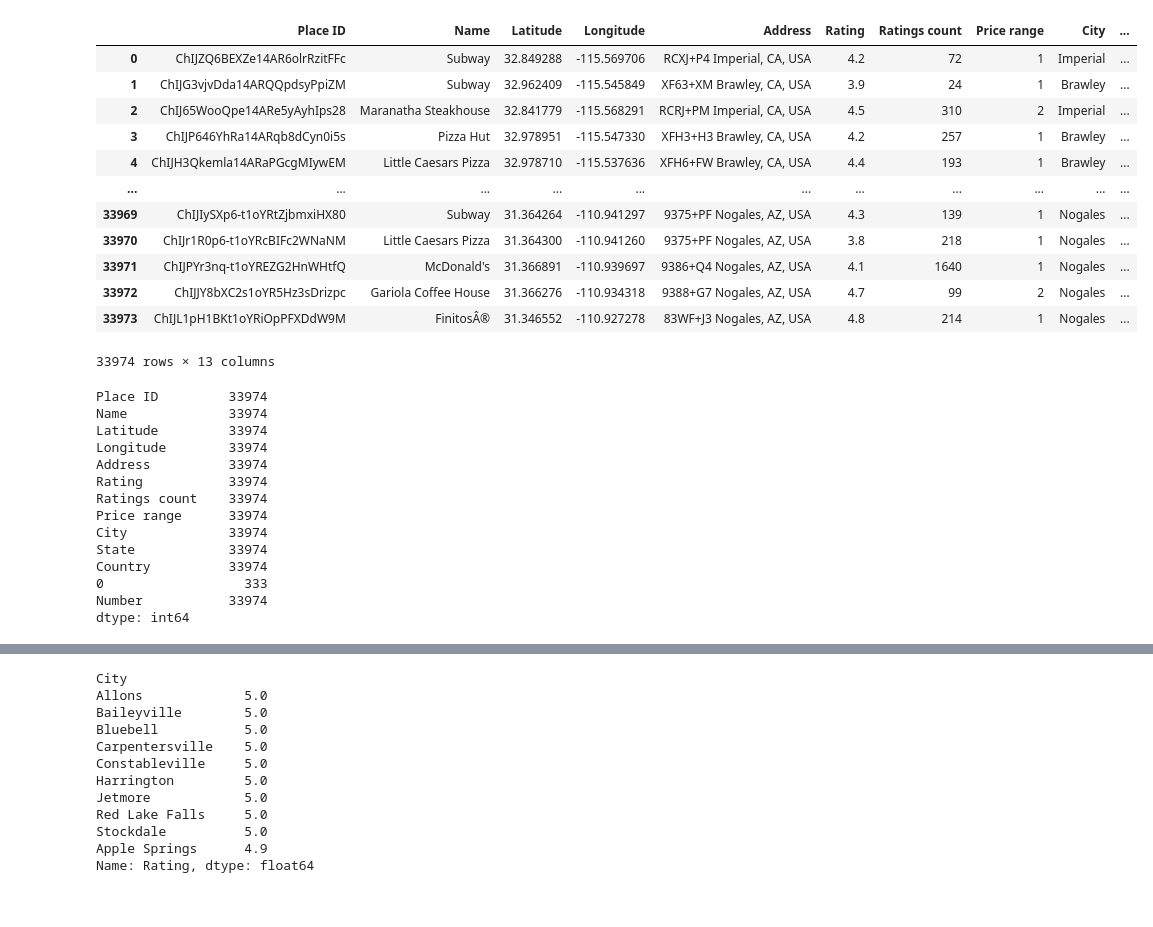
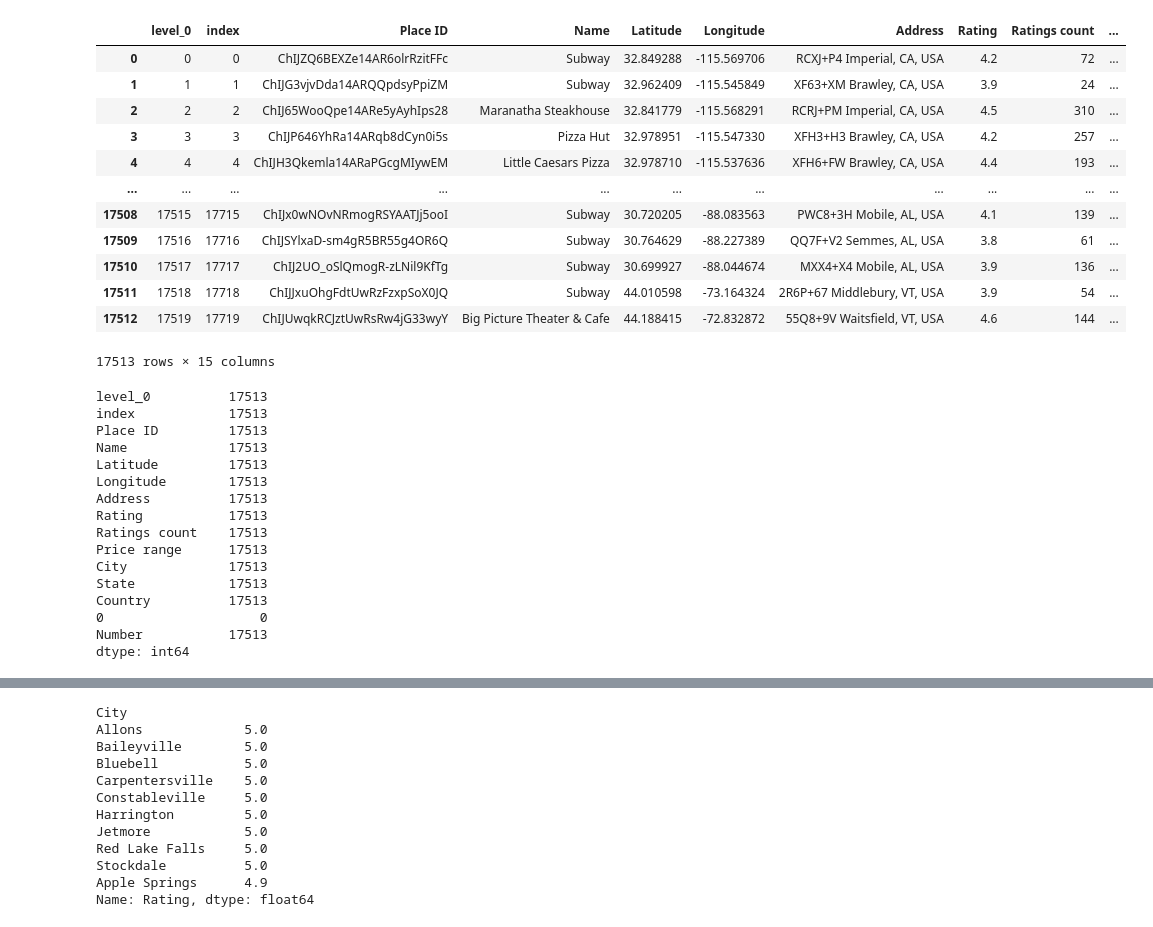
Before and after one commit to YGroza83/Restaurant_Ratings_over_Map, a Jupyter notebook: Kurt_Final.ipynb, the cells around one changed output, grey strips where cells are left out. Saved outputs shown, nothing was run; the diff lists cells and outputs as text; code cells hidden in the pictures.

```diff
--- a/Kurt_Final.ipynb
+++ b/Kurt_Final.ipynb
@@ -8,39 +11,44 @@ import numpy as np
 # %%
 # Read the final restaurant data
 # Split the "Address" column into "City", "State" and "Country"
 data_df = pd.read_csv('Resources/LargeSample.csv')
+data_df.drop_duplicates(keep='first', inplace=True, ignore_index=True)
 data_df[["City",'State','Country','0']] = data_df['Address'].str.split(',',expand=True)
 data_df[["Number",'City']] = data_df['City'].str.split(' ',expand=True, n=1)
+data_df = data_df[data_df['State'].str.len() < 4].reset_index()
+data_df = data_df[data_df['Ratings count'] < 15000].reset_index()
 data_df
 # %% [output]
-|  | Place ID | Name | Latitude | Longitude | Address | Rating | Ratings count | Price range | City | ... |
-| 0 | ChIJZQ6BEXZe14AR6olrRzitFFc | Subway | 32.849288 | -115.569706 | RCXJ+P4 Imperial, CA, USA | 4.2 | 72 | 1 | Imperial | ... |
-| 1 | ChIJG3vjvDda14ARQQpdsyPpiZM | Subway | 32.962409 | -115.545849 | XF63+XM Brawley, CA, USA | 3.9 | 24 | 1 | Brawley | ... |
-| 2 | ChIJ65WooQpe14ARe5yAyhIps28 | Maranatha Steakhouse | 32.841779 | -115.568291 | RCRJ+PM Imperial, CA, USA | 4.5 | 310 | 2 | Imperial | ... |
-| 3 | ChIJP646YhRa14ARqb8dCyn0i5s | Pizza Hut | 32.978951 | -115.547330 | XFH3+H3 Brawley, CA, USA | 4.2 | 257 | 1 | Brawley | ... |
-| 4 | ChIJH3Qkemla14ARaPGcgMIywEM | Little Caesars Pizza | 32.978710 | -115.537636 | XFH6+FW Brawley, CA, USA | 4.4 | 193 | 1 | Brawley | ... |
+|  | level_0 | index | Place ID | Name | Latitude | Longitude | Address | Rating | Ratings count | ... |
+| 0 | 0 | 0 | ChIJZQ6BEXZe14AR6olrRzitFFc | Subway | 32.849288 | -115.569706 | RCXJ+P4 Imperial, CA, USA | 4.2 | 72 | ... |
+| 1 | 1 | 1 | ChIJG3vjvDda14ARQQpdsyPpiZM | Subway | 32.962409 | -115.545849 | XF63+XM Brawley, CA, USA | 3.9 | 24 | ... |
+| 2 | 2 | 2 | ChIJ65WooQpe14ARe5yAyhIps28 | Maranatha Steakhouse | 32.841779 | -115.568291 | RCRJ+PM Imperial, CA, USA | 4.5 | 310 | ... |
+| 3 | 3 | 3 | ChIJP646YhRa14ARqb8dCyn0i5s | Pizza Hut | 32.978951 | -115.547330 | XFH3+H3 Brawley, CA, USA | 4.2 | 257 | ... |
+| 4 | 4 | 4 | ChIJH3Qkemla14ARaPGcgMIywEM | Little Caesars Pizza | 32.978710 | -115.537636 | XFH6+FW Brawley, CA, USA | 4.4 | 193 | ... |
 | ... | ... | ... | ... | ... | ... | ... | ... | ... | ... | ... |
-| 33969 | ChIJIySXp6-t1oYRtZjbmxiHX80 | Subway | 31.364264 | -110.941297 | 9375+PF Nogales, AZ, USA | 4.3 | 139 | 1 | Nogales | ... |
-| 33970 | ChIJr1R0p6-t1oYRcBIFc2WNaNM | Little Caesars Pizza | 31.364300 | -110.941260 | 9375+PF Nogales, AZ, USA | 3.8 | 218 | 1 | Nogales | ... |
-| 33971 | ChIJPYr3nq-t1oYREZG2HnWHtfQ | McDonald's | 31.366891 | -110.939697 | 9386+Q4 Nogales, AZ, USA | 4.1 | 1640 | 1 | Nogales | ... |
-| 33972 | ChIJJY8bXC2s1oYR5Hz3sDrizpc | Gariola Coffee House | 31.366276 | -110.934318 | 9388+G7 Nogales, AZ, USA | 4.7 | 99 | 2 | Nogales | ... |
-| 33973 | ChIJL1pH1BKt1oYRiOpPFXDdW9M | FinitosÂ® | 31.346552 | -110.927278 | 83WF+J3 Nogales, AZ, USA | 4.8 | 214 | 1 | Nogales | ... |
+| 17508 | 17515 | 17715 | ChIJx0wNOvNRmogRSYAATJj5ooI | Subway | 30.720205 | -88.083563 | PWC8+3H Mobile, AL, USA | 4.1 | 139 | ... |
+| 17509 | 17516 | 17716 | ChIJSYlxaD-sm4gR5BR55g4OR6Q | Subway | 30.764629 | -88.227389 | QQ7F+V2 Semmes, AL, USA | 3.8 | 61 | ... |
+| 17510 | 17517 | 17717 | ChIJ2UO_oSlQmogR-zLNil9KfTg | Subway | 30.699927 | -88.044674 | MXX4+X4 Mobile, AL, USA | 3.9 | 136 | ... |
+| 17511 | 17518 | 17718 | ChIJJxuOhgFdtUwRzFzxpSoX0JQ | Subway | 44.010598 | -73.164324 | 2R6P+67 Middlebury, VT, USA | 3.9 | 54 | ... |
+| 17512 | 17519 | 17719 | ChIJUwqkRCJztUwRsRw4jG33wyY | Big Picture Theater & Cafe | 44.188415 | -72.832872 | 55Q8+9V Waitsfield, VT, USA | 4.6 | 144 | ... |
-33974 rows × 13 columns
+17513 rows × 15 columns
 # %%
 # Checking the total number of rows.
 data_df.count()
 # %% [output]
-Place ID         33974
-Name             33974
-Latitude         33974
-Longitude        33974
-Address          33974
-Rating           33974
-Ratings count    33974
-Price range      33974
-City             33974
-State            33974
-Country          33974
-0                  333
-Number           33974
+level_0          17513
+index            17513
+Place ID         17513
+Name             17513
+Latitude         17513
+Longitude        17513
+Address          17513
+Rating           17513
+Ratings count    17513
+Price range      17513
+City             17513
+State            17513
+Country          17513
+0                    0
+Number           17513
 dtype: int64
```
Also changed, not shown: parts of 11 cells of this notebook, 15 other files.
